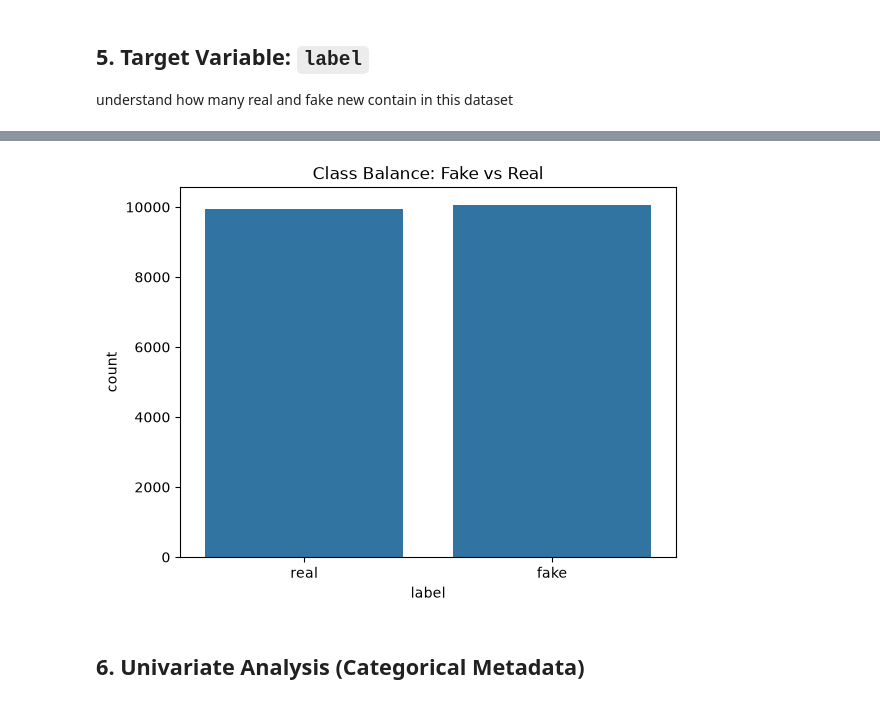
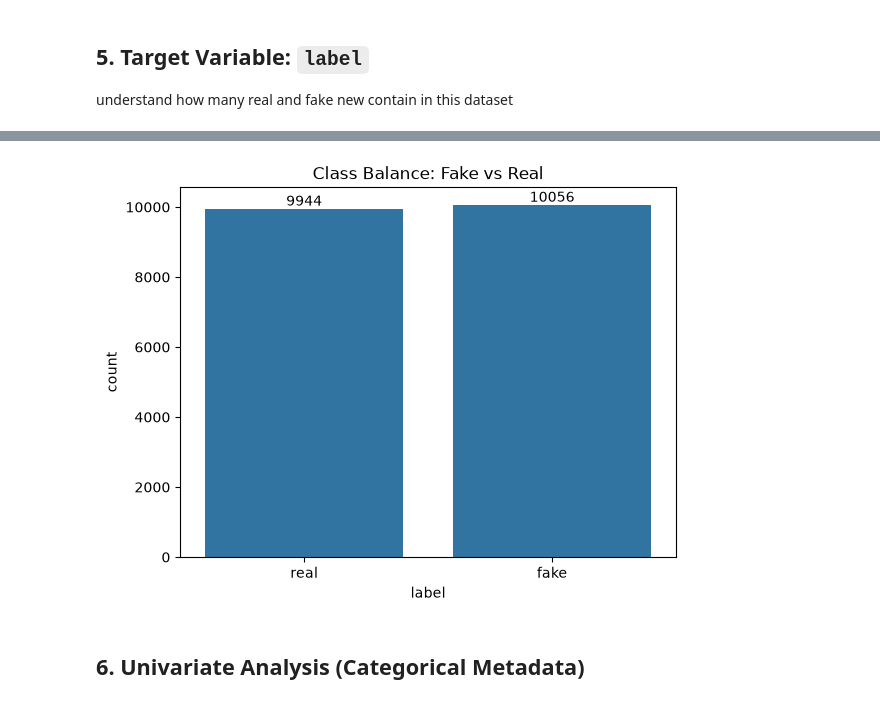
Before and after one commit to jirapon000/XDS_Fake_New_Detection, a Jupyter notebook: dataset_eda.ipynb, the cells around one changed output, grey strips where cells are left out. Cells and saved outputs as stored; diff of their text form; code cells hidden in the pictures.

```diff
--- a/dataset_eda.ipynb
+++ b/dataset_eda.ipynb
@@ -98,3 +100,9 @@ Missing values after fill:
 source    0
 author    0
 dtype: int64
+# %%
+df["label_encoded"] = df["label"].map({"fake": 0, "real": 1})
+
+# Sanity check — confirm mapping is correct, no NaNs introduced
+print(df["label_encoded"].value_counts())
+print(df[["label", "label_encoded"]].drop_duplicates())
@@ -119,9 +146,13 @@ Name: proportion, dtype: float64
 # %%
-sns.countplot(data=df, x="label")
+ax = sns.countplot(data=df, x="label")
 plt.title("Class Balance: Fake vs Real")
+
+for container in ax.containers:
+    ax.bar_label(container)
+
 plt.show()
 # %% [output]
-[figure, old version]
+[figure, new version]
 # %% [markdown]
 ## 6. Univariate Analysis (Categorical Metadata)
 # %%
```
Also changed, not shown: parts of 3 cells of this notebook, 3 other files.
